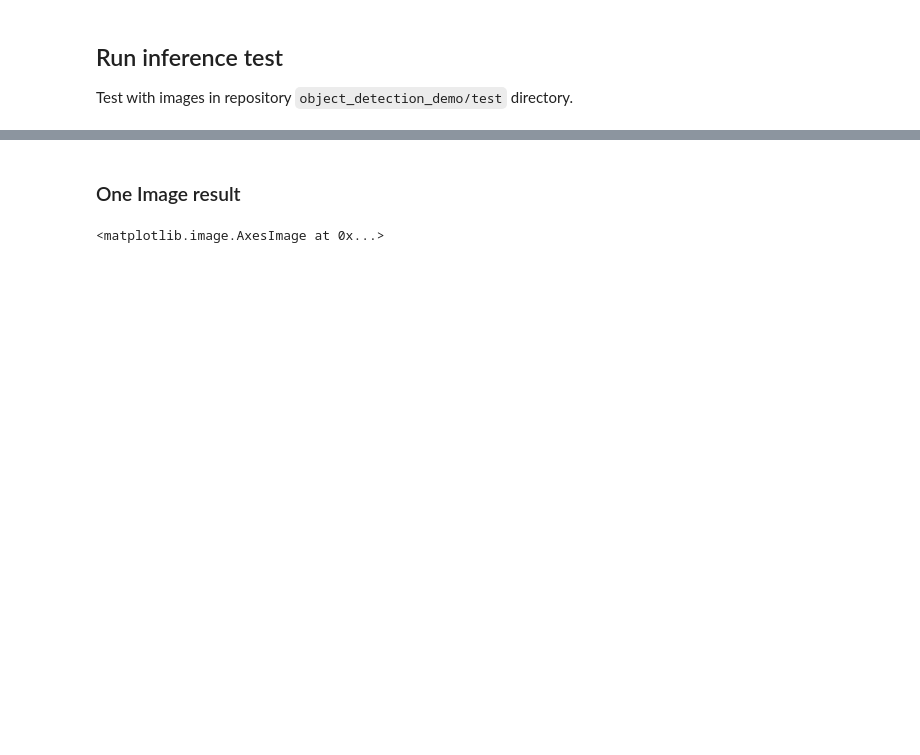
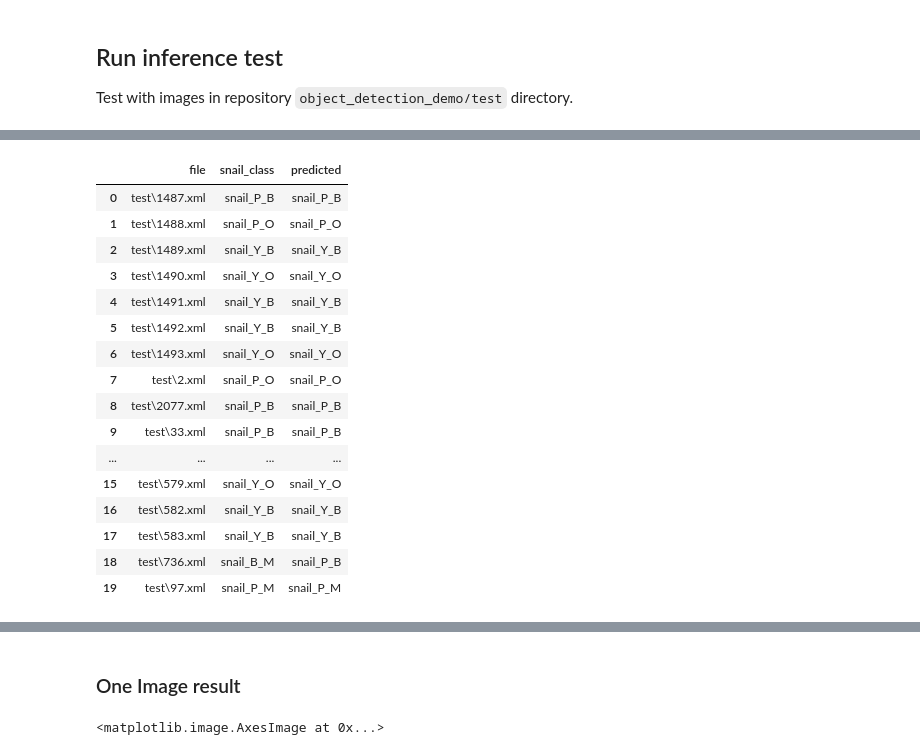
Before and after one commit to Raikao/shell_recognition, a Jupyter notebook: local_inference_test.ipynb, the cells around one changed output, grey strips where cells are left out. Cells and saved outputs as stored; diff of their text form; code cells hidden in the pictures; blank space fills up the shorter version.

Commit message:
New training and added result table

```diff
--- a/local_inference_test.ipynb
+++ b/local_inference_test.ipynb
@@ -191,16 +176,28 @@ for file in PATH_TO_XML:
     tree = ET.parse(file)
     root = tree.getroot()
     real.append(root[6][0].text)
-# %%
-PATH_TO_TRAIN= "C:/Users/raika/Desktop/rai/object_detection_demo/test/"
-XML_FILES =  glob.glob(os.path.join(PATH_TO_TRAIN, "*.xml"))
-classes = []
-for file in XML_FILES:
-    tree = ET.parse(file)
-    root = tree.getroot()
-    for child in root:
-        if child.tag == "object":
-            classes.append(child[0].text)
+# %%
+XML_FILES =  glob.glob(os.path.join(PATH_TO_TEST_IMAGES_DIR, "*.xml"))
+SNAIL_ID = [file.split('/')[-1] for file in XML_FILES]
+pd.DataFrame(data = {'file': SNAIL_ID,'snail_class': real, 'predicted': results})
+# %% [output]
+|  | file | snail_class | predicted |
+| 0 | test\1487.xml | snail_P_B | snail_P_B |
+| 1 | test\1488.xml | snail_P_O | snail_P_O |
+| 2 | test\1489.xml | snail_Y_B | snail_Y_B |
+| 3 | test\1490.xml | snail_Y_O | snail_Y_O |
+| 4 | test\1491.xml | snail_Y_B | snail_Y_B |
+| 5 | test\1492.xml | snail_Y_B | snail_Y_B |
+| 6 | test\1493.xml | snail_Y_O | snail_Y_O |
+| 7 | test\2.xml | snail_P_O | snail_P_O |
+| 8 | test\2077.xml | snail_P_B | snail_P_B |
+| 9 | test\33.xml | snail_P_B | snail_P_B |
+| ... | ... | ... | ... |
+| 15 | test\579.xml | snail_Y_O | snail_Y_O |
+| 16 | test\582.xml | snail_Y_B | snail_Y_B |
+| 17 | test\583.xml | snail_Y_B | snail_Y_B |
+| 18 | test\736.xml | snail_B_M | snail_P_B |
+| 19 | test\97.xml | snail_P_M | snail_P_M |
 # %%
 unique, count = numpy.unique(classes, return_counts=True)
 # %%
```
Also changed, not shown: parts of 8 cells of this notebook, 2 other files.
